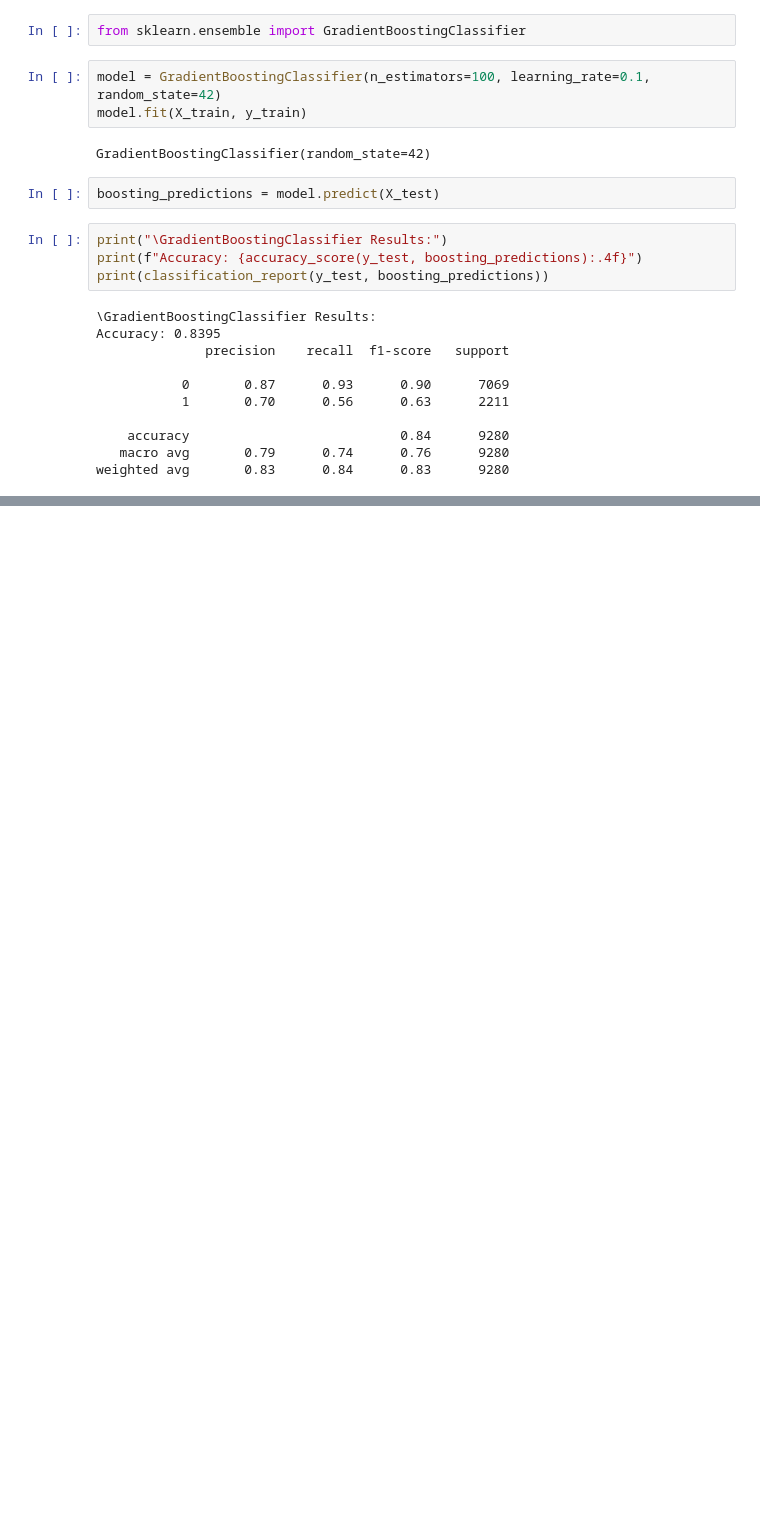
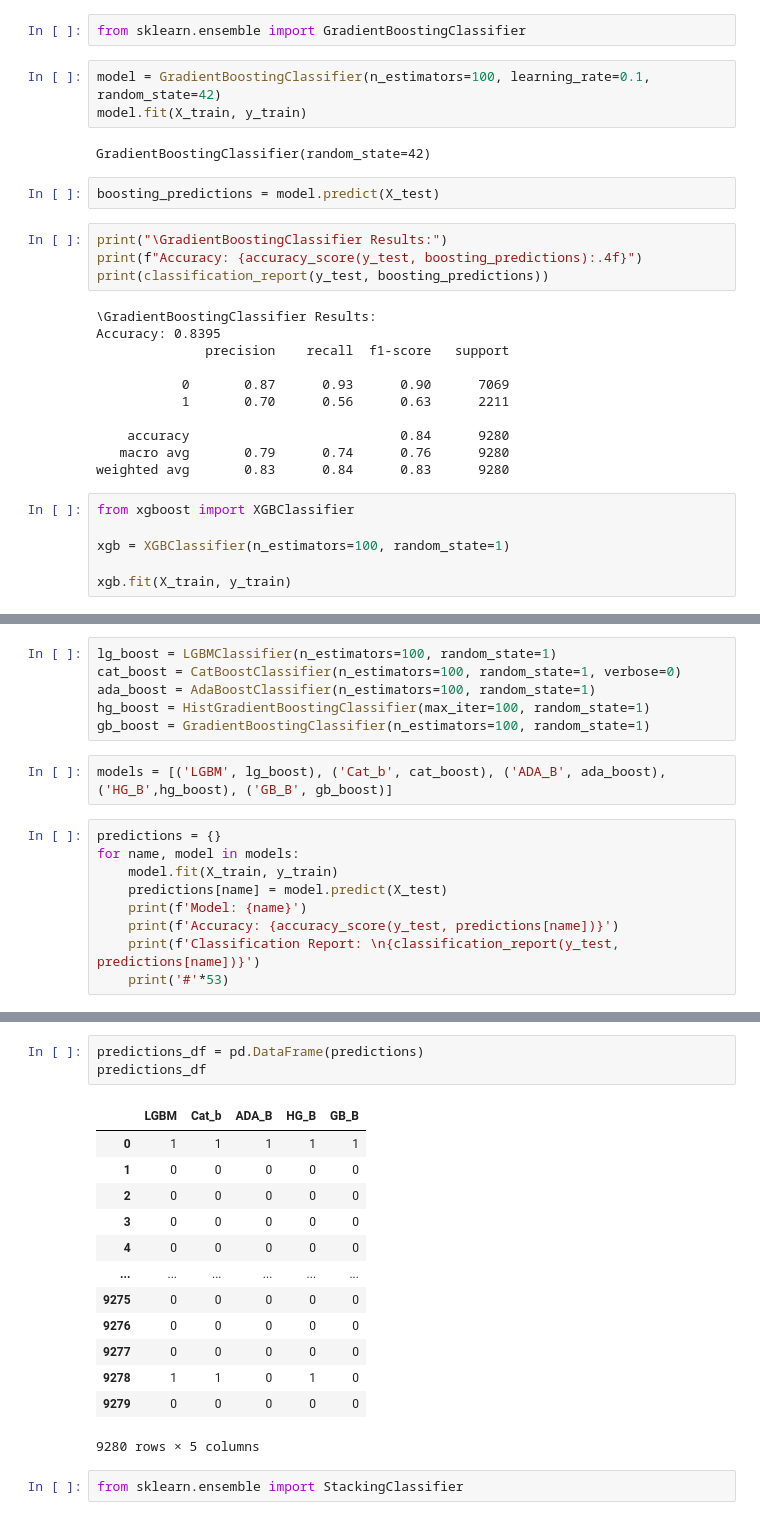
Before and after one commit to Davron030901/Machine_Learning, a Jupyter notebook: Ensemble.ipynb, the cells around one changed output, grey strips where cells are left out. Saved outputs shown, nothing was run; the diff lists cells and outputs as text; blank space fills up the shorter version.

```diff
--- a/Ensemble.ipynb
+++ b/Ensemble.ipynb
@@ -713,3 +892,9 @@ Accuracy: 0.8395
     accuracy                           0.84      9280
    macro avg       0.79      0.74      0.76      9280
 weighted avg       0.83      0.84      0.83      9280
+# %%
+from xgboost import XGBClassifier
+
+xgb = XGBClassifier(n_estimators=100, random_state=1)
+
+xgb.fit(X_train, y_train)
@@ -715,0 +956,17 @@ weighted avg       0.83      0.84      0.83      9280
+# %%
+lg_boost = LGBMClassifier(n_estimators=100, random_state=1)
+cat_boost = CatBoostClassifier(n_estimators=100, random_state=1, verbose=0)
+ada_boost = AdaBoostClassifier(n_estimators=100, random_state=1)
+hg_boost = HistGradientBoostingClassifier(max_iter=100, random_state=1)
+gb_boost = GradientBoostingClassifier(n_estimators=100, random_state=1)
+# %%
+models = [('LGBM', lg_boost), ('Cat_b', cat_boost), ('ADA_B', ada_boost), ('HG_B',hg_boost), ('GB_B', gb_boost)]
+# %%
+predictions = {}
+for name, model in models:
+    model.fit(X_train, y_train)
+    predictions[name] = model.predict(X_test)
+    print(f'Model: {name}')
+    print(f'Accuracy: {accuracy_score(y_test, predictions[name])}')
+    print(f'Classification Report: \n{classification_report(y_test, predictions[name])}')
+    print('#'*53)
@@ -715,0 +991,19 @@ weighted avg       0.83      0.84      0.83      9280
+# %%
+predictions_df = pd.DataFrame(predictions)
+predictions_df
+# %% [output]
+|  | LGBM | Cat_b | ADA_B | HG_B | GB_B |
+| 0 | 1 | 1 | 1 | 1 | 1 |
+| 1 | 0 | 0 | 0 | 0 | 0 |
+| 2 | 0 | 0 | 0 | 0 | 0 |
+| 3 | 0 | 0 | 0 | 0 | 0 |
+| 4 | 0 | 0 | 0 | 0 | 0 |
+| ... | ... | ... | ... | ... | ... |
+| 9275 | 0 | 0 | 0 | 0 | 0 |
+| 9276 | 0 | 0 | 0 | 0 | 0 |
+| 9277 | 0 | 0 | 0 | 0 | 0 |
+| 9278 | 1 | 1 | 0 | 1 | 0 |
+| 9279 | 0 | 0 | 0 | 0 | 0 |
+9280 rows × 5 columns
+# %%
+from sklearn.ensemble import StackingClassifier
```
Also changed, not shown: parts of 44 cells of this notebook.
